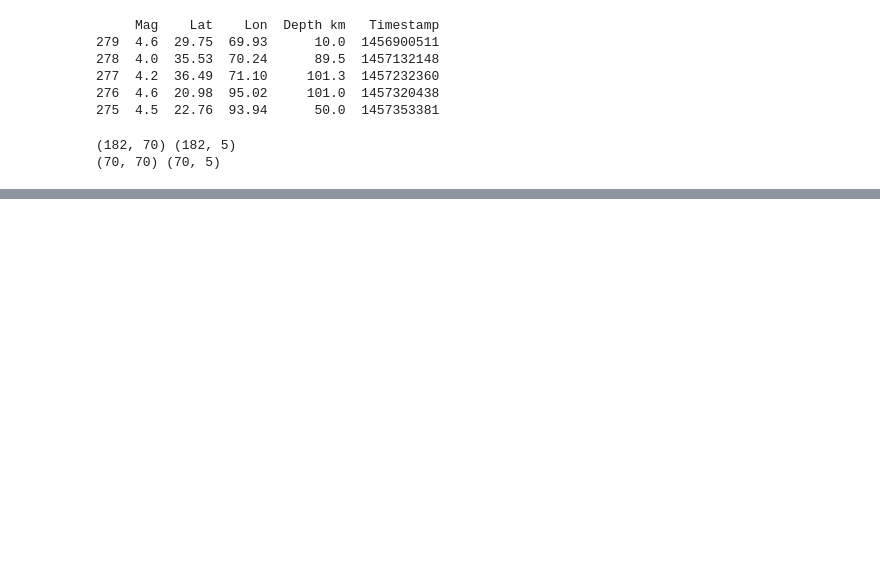
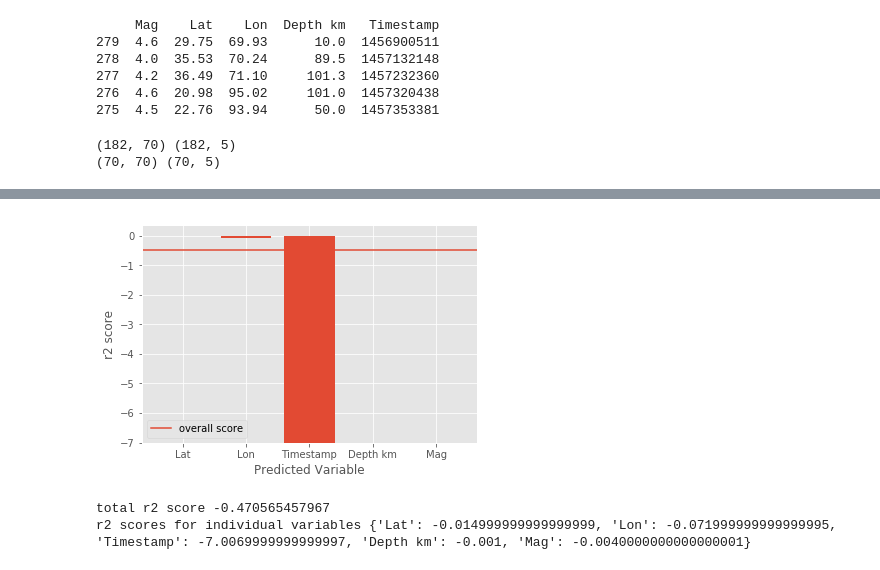
Before and after one commit to niksoc/earthquake, a Jupyter notebook: nn.ipynb, the cells around one changed output, grey strips where cells are left out. Saved outputs shown, nothing was run; the diff lists cells and outputs as text; code cells hidden in the pictures; blank space fills up the shorter version.

```diff
--- a/nn.ipynb
+++ b/nn.ipynb
@@ -60,13 +85,16 @@ print(np.shape(test_X), np.shape(test_Y))
 # %%
+bp = gs.best_params_
 errors = []
 def store_stats(avg_valid_error, avg_train_error, **_):
-    errors.append((avg_valid_error, avg_train_error))
+    errors.append(avg_train_error)
 
 nn = Regressor(
     layers=[
-         Layer("Linear",units= 1),
-        Layer("Sigmoid",units = 20),
+        Layer(bp['hidden0__type'],units= bp['hidden0__units']),
+        Layer(bp['hidden1__type'],units = bp['hidden1__units']),
         Layer("Linear")],
-#    callback={'on_epoch_finish': store_stats},
-    learning_rate=0.01,
-    n_iter= 1000)
+    callback={'on_epoch_finish': store_stats},
+    learning_rate=0.001,
+    dropout_rate=.3,
+    learning_rule=bp['learning_rule'],
+    n_iter= 100)
@@ -93,0 +116,21 @@ NameError: name 'lasagne' is not defined
+# %%
+test_outputs = nn.predict(test_X)
+test_targets = test_Y
+test_targets, test_outputs = np.reshape(test_targets,(-1,5)), np.reshape(test_outputs,(-1,5))
+from sklearn.metrics import r2_score
+total_error = r2_score(test_targets, test_outputs)
+print("total r2 score", total_error)
+plt.axhline([total_error],0,1,label='overall score')
+indv_error_dict = {col:np.round(r2_score(test_targets[:,i], test_outputs[:,i]),3) for i, col in enumerate(df.columns)}
+print("r2 scores for individual variables", indv_error_dict)
+plt.bar(range(len(indv_error_dict)), indv_error_dict.values())
+plt.xticks(range(len(indv_error_dict)), indv_error_dict.keys())
+plt.ylabel('r2 score')
+plt.xlabel('Predicted Variable')
+plt.legend()
+plt.savefig("ffnm2.eps", format="eps")
+plt.show()
+# %% [output]
+[figure, added]
+total r2 score -0.470565457967
+r2 scores for individual variables {'Lat': -0.014999999999999999, 'Lon': -0.071999999999999995, 'Timestamp': -7.0069999999999997, 'Depth km': -0.001, 'Mag': -0.0040000000000000001}
```
Also changed, not shown: parts of 8 cells of this notebook, 5 other files.
